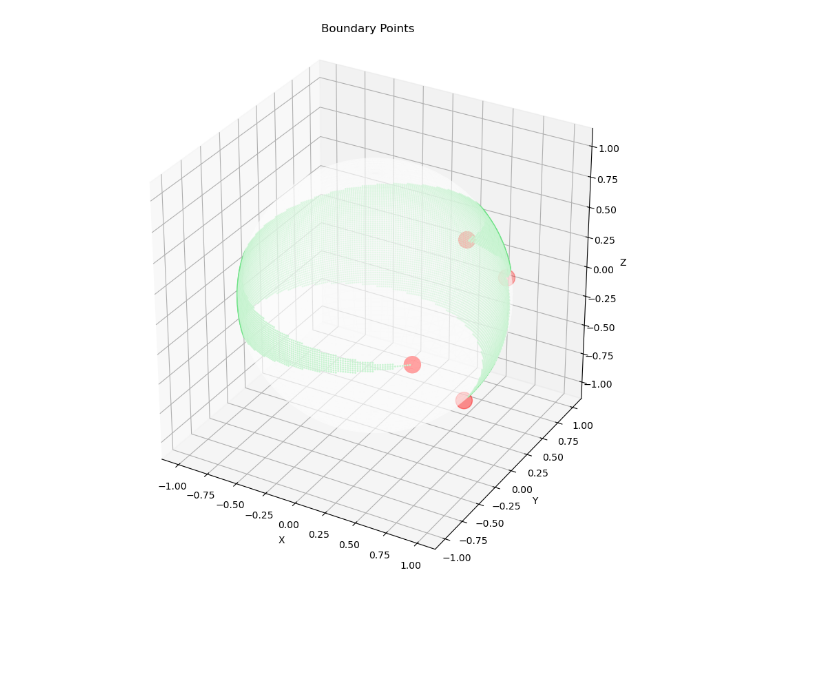
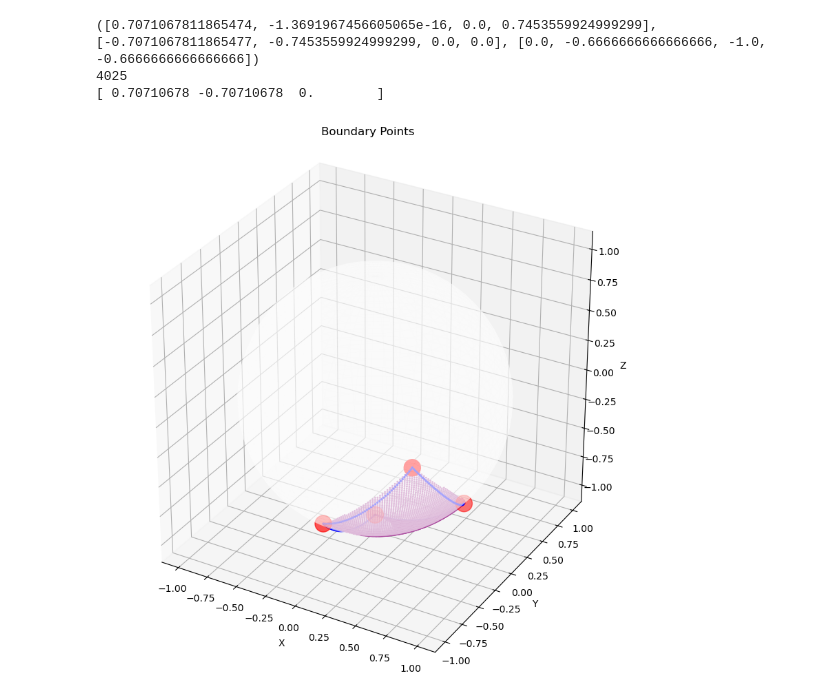
Before and after one commit to sshashwat144/healpix_cpp, a Jupyter notebook: Debugging_Wrapping.ipynb, the cells around one changed output. Drawn from its saved outputs; the diff is of its cells as text; code cells hidden in the pictures; blank space fills up the shorter version.

```diff
--- a/Debugging_Wrapping.ipynb
+++ b/Debugging_Wrapping.ipynb
@@ -13,38 +13,58 @@ def main(order, index):
     # Create points for sphere
     theta = np.linspace(0, 2 * np.pi, 100)
     phi = np.linspace(0, np.pi, 50)
     theta, phi = np.meshgrid(theta, phi)
     r = 1
     # Convert to Cartesian coordinates
     x = r * np.sin(phi) * np.cos(theta)
     y = r * np.sin(phi) * np.sin(theta)
     z = r * np.cos(phi)
 
     # Plot sphere
     fig = plt.figure(figsize=(10, 10))
     ax = fig.add_subplot(111, projection='3d')
     ax.plot_surface(x, y, z, cmap = mcolors.ListedColormap(['white']), alpha=0.4)
 
 
-    x_coor, y_coor, z_coor = getBoundaries(order, i)
-    ax.scatter(x_coor, y_coor, z_coor, c='red', s=300)
-
+    points = getBoundaries(order, i)
+    ax.scatter(points[0], points[1], points[2], c='red', s=300)
+    print(points)
     #for i in range(hp.order2npix(order)):
     new_x, new_y, new_z = getPoints(order, i)
+
+    print(len(new_x))
     ax.scatter(new_x, new_y, new_z, c=np.random.rand(3,), s=1)
+
+    p1, p2, p3, p4= np.transpose(points)
+    print(p1)
+
+    arc12 = great_circle_arc(p1, p2)
+    arc23 = great_circle_arc(p2, p3)
+    arc34 = great_circle_arc(p3, p4)
+    arc41 = great_circle_arc(p4, p1)
+
+    # Plot the arcs
+    ax.scatter(arc12[:, 0], arc12[:, 1], arc12[:, 2], color='blue', s = 2)
+    ax.scatter(arc23[:, 0], arc23[:, 1], arc23[:, 2], color='blue', s =2)
+    ax.scatter(arc34[:, 0], arc34[:, 1], arc34[:, 2], color='blue', s =2)
+    ax.scatter(arc41[:, 0], arc41[:, 1], arc41[:, 2], color='blue', s = 2)
+
 
 
 
     ax.set_xlabel('X')
     ax.set_ylabel('Y')
     ax.set_zlabel('Z')
     ax.set_title('Boundary Points')
     ax.set_box_aspect((1, 1, 1))
     plt.show()
 
-main(0,4)
+main(0,11)
 # %% [output]
+([0.7071067811865474, -1.3691967456605065e-16, 0.0, 0.7453559924999299], [-0.7071067811865477, -0.7453559924999299, 0.0, 0.0], [0.0, -0.6666666666666666, -1.0, -0.6666666666666666])
+4025
+[ 0.70710678 -0.70710678  0.        ]
-[figure, old version]
+[figure, new version]
 # %%
 def getBoundaries(order, i):
     x_coor = []
```
Also changed, not shown: parts of 20 cells of this notebook.
